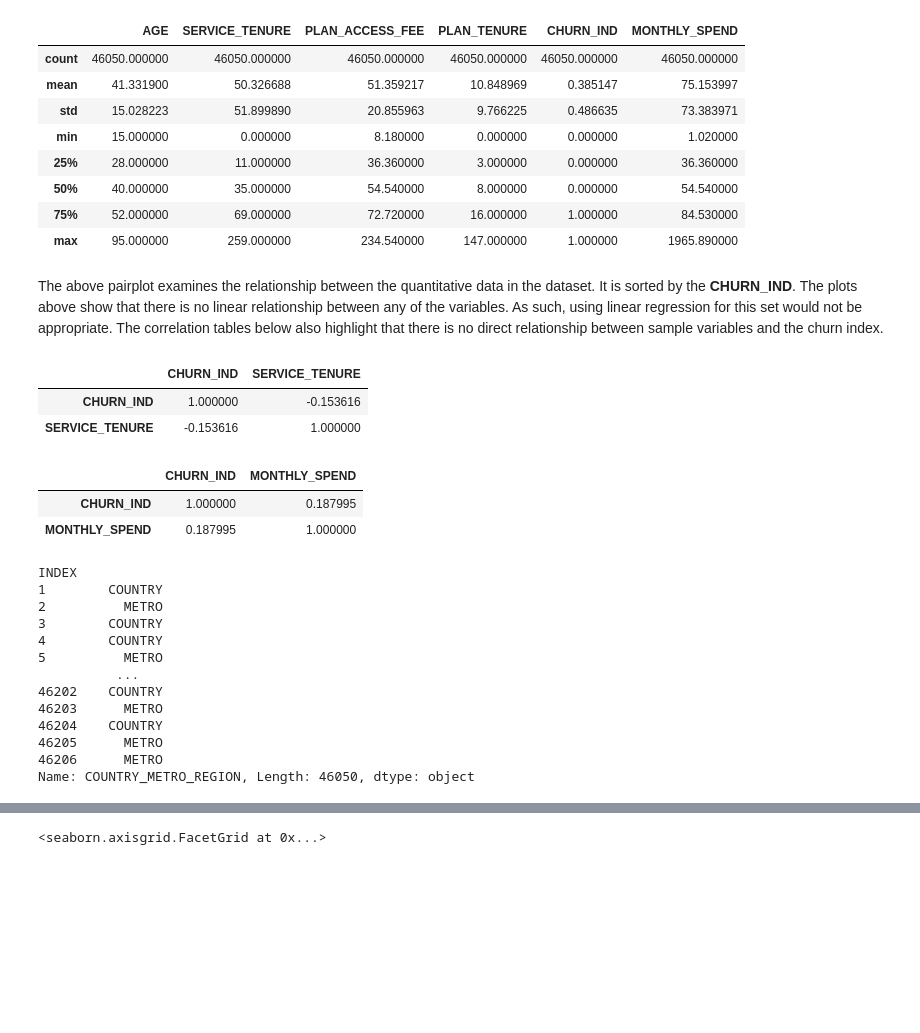
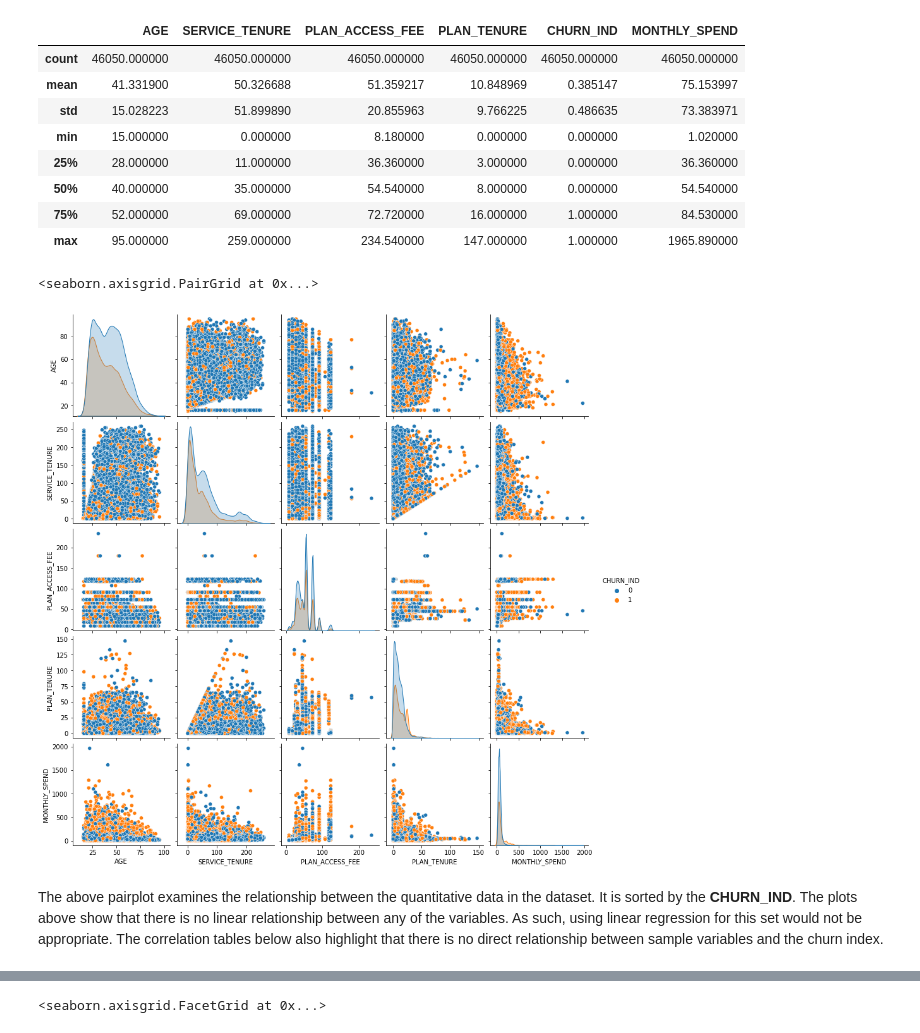
Before and after one commit to AmandaManadeniya/data-science-portfolio-2021, a Jupyter notebook: Portfolio 3.ipynb, the cells around one changed output, grey strips where cells are left out. Cells and saved outputs as stored; diff of their text form; code cells hidden in the pictures; blank space fills up the shorter version.

```diff
--- a/Portfolio 3.ipynb
+++ b/Portfolio 3.ipynb
@@ -139,34 +137,9 @@ churn_var.describe()
 | 75% | 52.000000 | 69.000000 | 72.720000 | 16.000000 | 1.000000 | 84.530000 |
 | max | 95.000000 | 259.000000 | 234.540000 | 147.000000 | 1.000000 | 1965.890000 |
 # %%
-## sns.pairplot(churn_var, hue ='CHURN_IND')
+sns.pairplot(churn_var, hue ='CHURN_IND')
+# %% [output]
+<seaborn.axisgrid.PairGrid at 0x...>
+[figure, added]
 # %% [markdown]
 The above pairplot examines the relationship between the quantitative data in the dataset. It is sorted by the **CHURN_IND**. The plots above show that there is no linear relationship between any of the variables. As such, using linear regression for this set would not be appropriate. The correlation tables below also highlight that there is no direct relationship between sample variables and the churn index.
-# %%
-churn_clean[['CHURN_IND', 'SERVICE_TENURE']].corr()
-# %% [output]
-|  | CHURN_IND | SERVICE_TENURE |
-| CHURN_IND | 1.000000 | -0.153616 |
-| SERVICE_TENURE | -0.153616 | 1.000000 |
-# %%
-churn_clean[['CHURN_IND', 'MONTHLY_SPEND']].corr()
-# %% [output]
-|  | CHURN_IND | MONTHLY_SPEND |
-| CHURN_IND | 1.000000 | 0.187995 |
-| MONTHLY_SPEND | 0.187995 | 1.000000 |
-# %%
-churn_clean['COUNTRY_METRO_REGION']
-# %% [output]
-INDEX
-1        COUNTRY
-2          METRO
-3        COUNTRY
-4        COUNTRY
-5          METRO
-          ...
-46202    COUNTRY
-46203      METRO
-46204    COUNTRY
-46205      METRO
-46206      METRO
-Name: COUNTRY_METRO_REGION, Length: 46050, dtype: object
```
Also changed, not shown: parts of 36 cells of this notebook.
